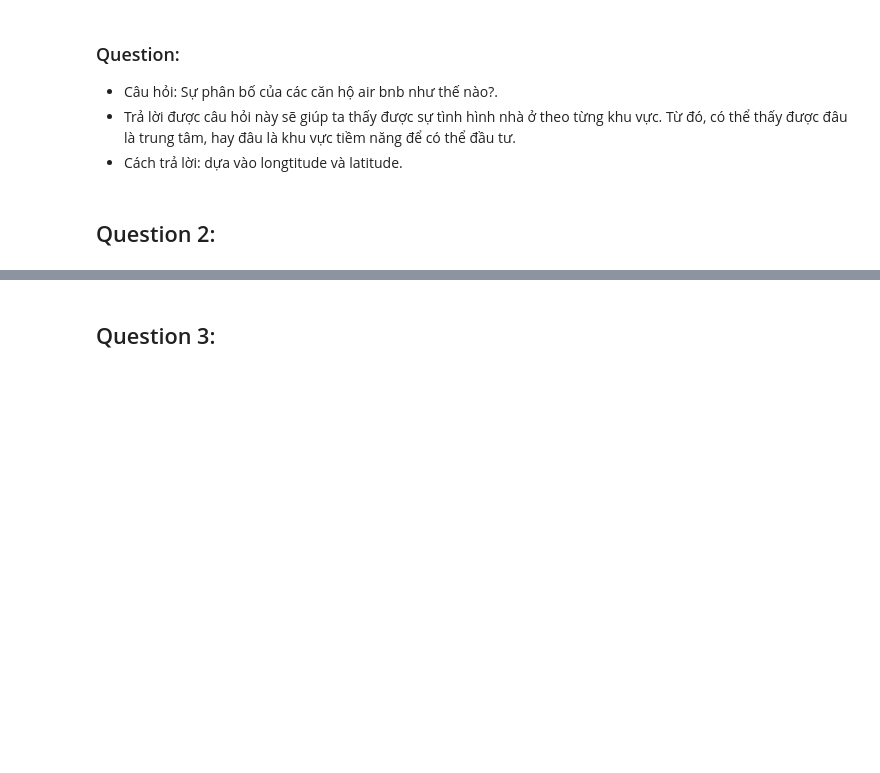
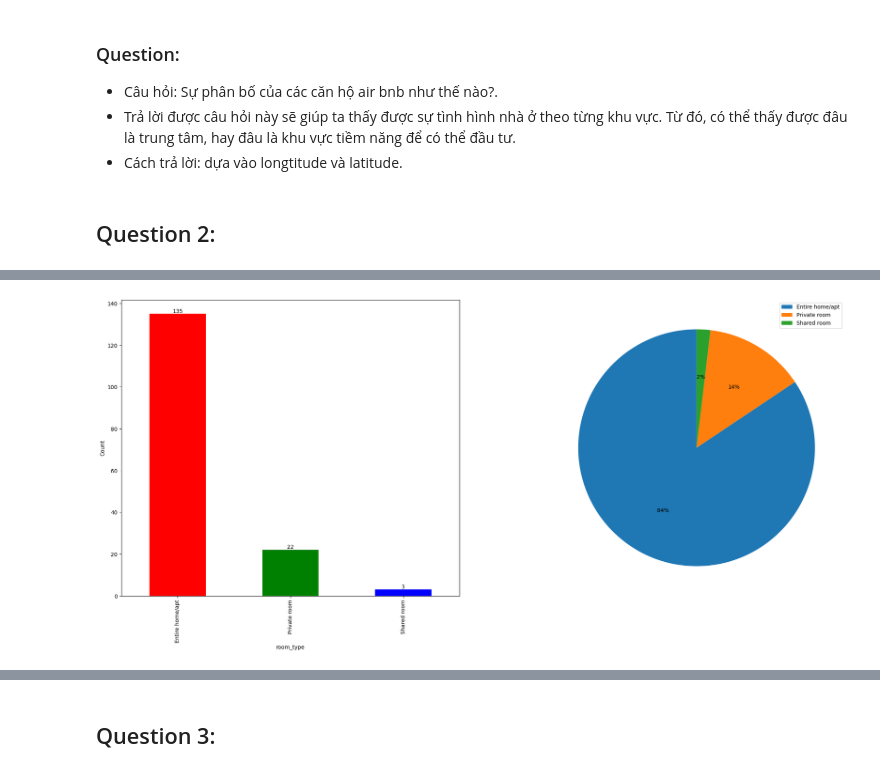
Before and after one commit to Gabien21/CSC17104_P4DS_final_project, a Jupyter notebook: Project/3_Asking_meaningful_questions.ipynb, the cells around one changed output, grey strips where cells are left out. Saved outputs shown, nothing was run; the diff lists cells and outputs as text; code cells hidden in the pictures; blank space fills up the shorter version.

```diff
--- a/Project/3_Asking_meaningful_questions.ipynb
+++ b/Project/3_Asking_meaningful_questions.ipynb
@@ -26,0 +104,12 @@ from sklearn.model_selection import train_test_split
+# %%
+fig, axes = plt.subplots(1,2,figsize=(25,10))
+
+df_satisfied['room_type'].value_counts().plot(kind='bar', ax=axes[0], color=['red', 'green', 'blue'])
+axes[0].bar_label(axes[0].containers[0])
+axes[0].set_ylabel('Count')
+
+df_satisfied['room_type'].value_counts().plot(kind='pie', ax=axes[1], legend=True, labels=None, autopct='%1.f%%', startangle=90)
+axes[1].set_ylabel(None)
+plt.show()
+# %% [output]
+[figure, added]
```
Also changed, not shown: parts of 29 cells of this notebook.
